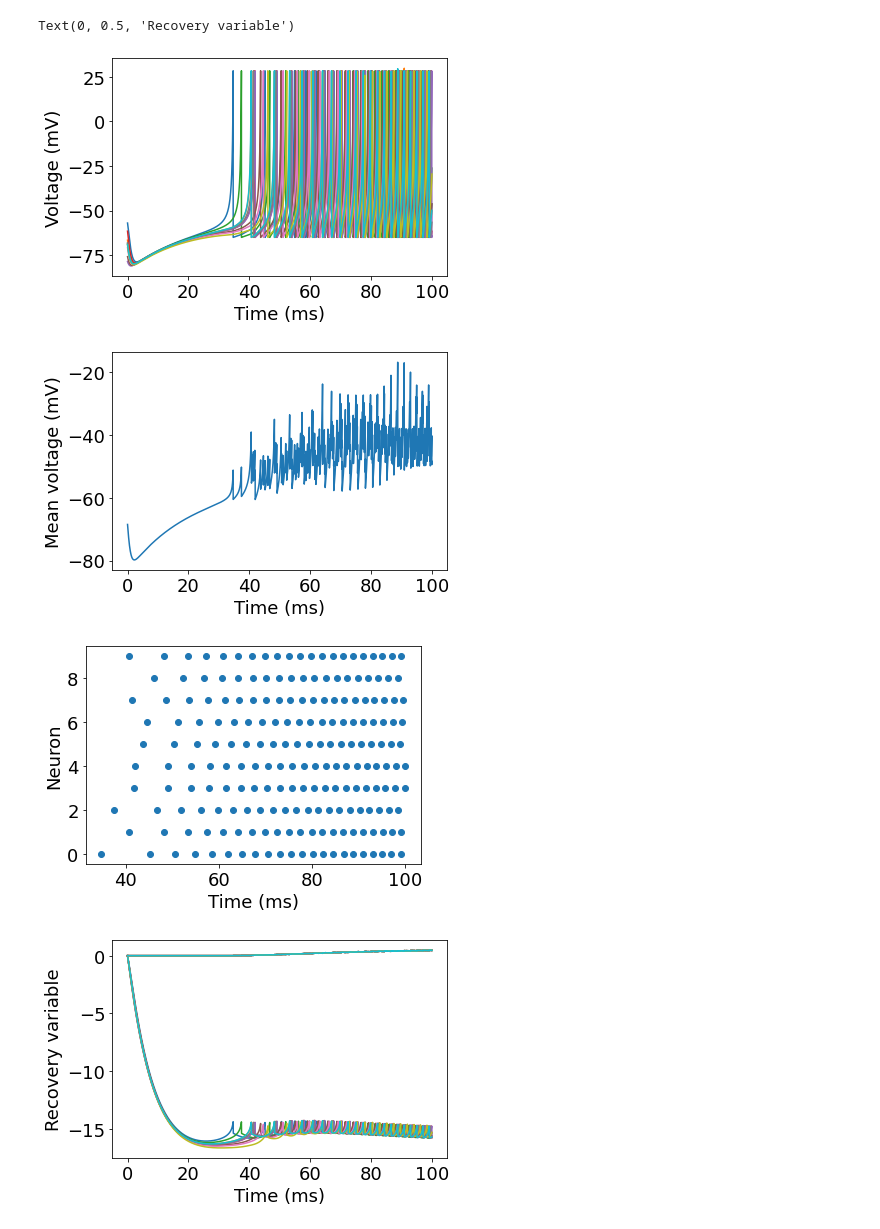
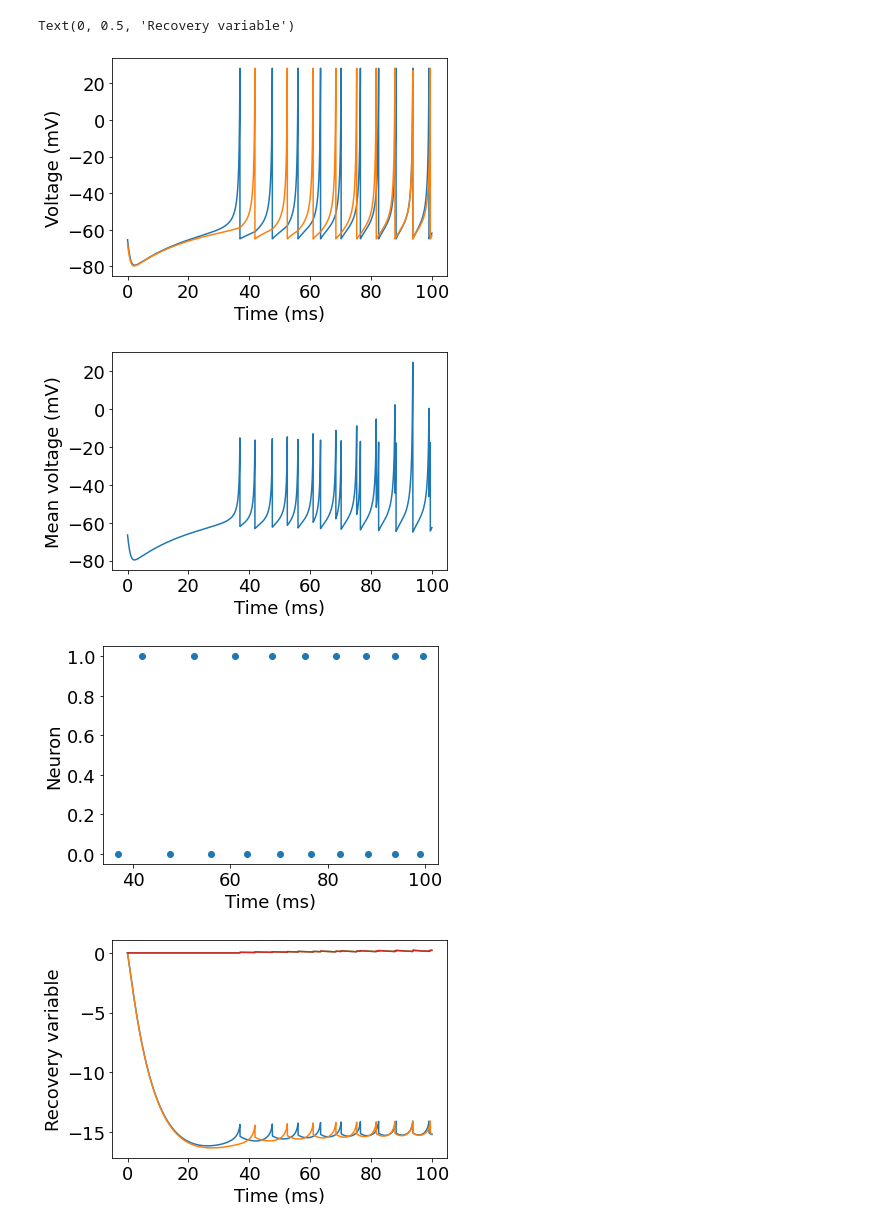
Before and after one commit to davidkelly2002/Final-Year-Project, a Jupyter notebook: Basic Neuron Model.ipynb, the cells around one changed output. Saved outputs shown, nothing was run; the diff lists cells and outputs as text; code cells hidden in the pictures.

```diff
--- a/Basic Neuron Model.ipynb
+++ b/Basic Neuron Model.ipynb
@@ -9,8 +9,8 @@ import scipy.stats as stats
 np.random.seed(101)
 
 
-N = 10
-T = 100
+N = 5
+T = 1000
 M = 50000
 dt = 0.005
 t0 = 0
@@ -127,5 +127,5 @@ Text(0, 0.5, 'Recovery variable')
 # %%
-# Need to couple the neurons by adding the synaptic term
+# Need to couple the neurons by adding the 1st order synaptic term
 # Also added J term from the paper
 
 import numpy as np
@@ -138,7 +138,7 @@ import random
 
 np.random.seed(101)
 
-N = 10
+N = 2
 T = 100
 M = 50000
 dt = 0.005
@@ -152,7 +152,7 @@ d = -1
 v_reset = c
 v_thresh = 30
 
-kappa = 0.5
+kappa = 0.25
 vsyn = 0
 tauS = 10
 
@@ -183,7 +183,7 @@ def dxdt(t, x, k, a, b, I, kappa, s, Vsyn, J):
     u = x[N:2*N]
     s = x[2*N:3*N]
 
-    dvdt = k * (0.04 * v**2 + 5 * v + 140 - u + I)  + J - (v - Vsyn)*kappa*s  #Not 100% sure what form this should take
+    dvdt = k * (0.04 * v**2 + 5 * v + 140 - u + I)  + J - kappa*(v - Vsyn)*s
     dudt = k * a * (b * v - u)
     dsdt = -s/tauS
 
@@ -235,34 +235,34 @@ font = {'family': 'Times', 'weight': 'normal', 'size': 18}
 plt.rc('font', **font)
 
 
 plt.figure()
 plt.plot(t_all, y_all[:N, :].T)
 plt.xlabel('Time (ms)')
 plt.ylabel('Voltage (mV)')
 
 
 
 plt.figure()
 plt.plot(t_all, y_all[:N, :].mean(axis=0))
 plt.xlabel('Time (ms)')
 plt.ylabel('Mean voltage (mV)')
 
 
 
 spike_times = spike_times[:spikeCounter, :]
 plt.figure()
 plt.scatter(spike_times[:, 0], spike_times[:, 1])
 plt.xlabel('Time (ms)')
 plt.ylabel('Neuron')
 
 
 plt.figure()
 plt.plot(t_all, y_all[N:, :].T)
 plt.xlabel('Time (ms)')
 plt.ylabel('Recovery variable')
 # %% [output]
 Text(0, 0.5, 'Recovery variable')
-[figure, old version]
+[figure, new version]
-[figure, old version]
+[figure, new version]
-[figure, old version]
+[figure, new version]
-[figure, old version]
+[figure, new version]
```
Also changed, not shown: parts of 5 cells of this notebook.
